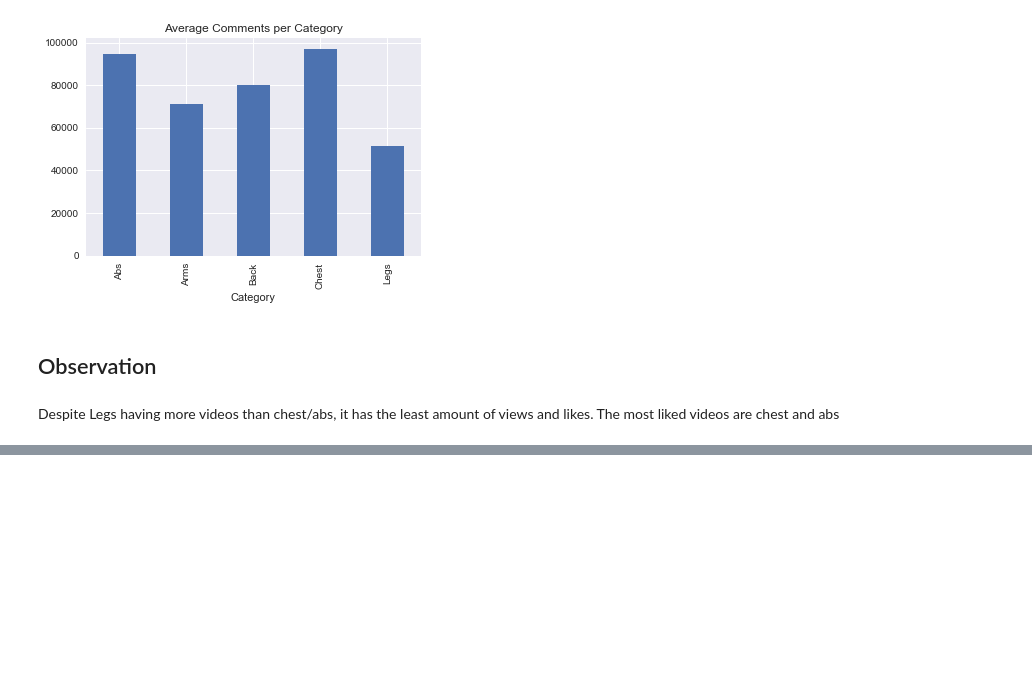
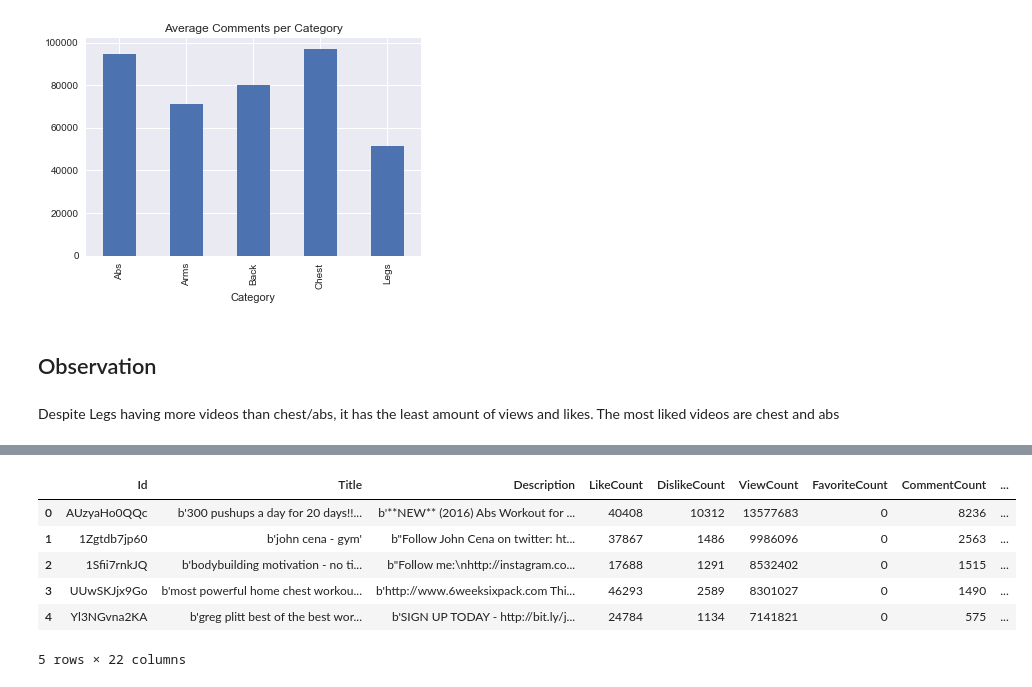
Before and after one commit to allenwang28/YouTube-Virality-Predictor, a Jupyter notebook: notebooks/Categorical Analysis.ipynb, the cells around one changed output, grey strips where cells are left out. Drawn from its saved outputs; the diff is of its cells as text; code cells hidden in the pictures; blank space fills up the shorter version.

```diff
--- a/notebooks/Categorical Analysis.ipynb
+++ b/notebooks/Categorical Analysis.ipynb
@@ -193,3 +213,17 @@ The most liked videos are chest and abs
 # Keywords: Ripped/Extreme/sexy/fat/intense
 # BodyBuilding
 # Tutorial/How To
+# %%
+def getLanguage(s):
+    return detect(s);
+dfData['Lang'] = dfData['Description'].apply(getLanguage)
+# %%
+dfData.head()
+# %% [output]
+|  | Id | Title | Description | LikeCount | DislikeCount | ViewCount | FavoriteCount | CommentCount | ... |
+| 0 | AUzyaHo0QQc | b'300 pushups a day for 20 days!!... | b'**NEW** (2016) Abs Workout for ... | 40408 | 10312 | 13577683 | 0 | 8236 | ... |
+| 1 | 1Zgtdb7jp60 | b'john cena - gym' | b"Follow John Cena on twitter: ht... | 37867 | 1486 | 9986096 | 0 | 2563 | ... |
+| 2 | 1Sfii7rnkJQ | b'bodybuilding motivation - no ti... | b"Follow me:\nhttp://instagram.co... | 17688 | 1291 | 8532402 | 0 | 1515 | ... |
+| 3 | UUwSKJjx9Go | b'most powerful home chest workou... | b'http://www.6weeksixpack.com Thi... | 46293 | 2589 | 8301027 | 0 | 1490 | ... |
+| 4 | Yl3NGvna2KA | b'greg plitt best of the best wor... | b'SIGN UP TODAY - http://bit.ly/j... | 24784 | 1134 | 7141821 | 0 | 575 | ... |
+5 rows × 22 columns
```
Also changed, not shown: parts of 8 cells of this notebook, 4 other files.
